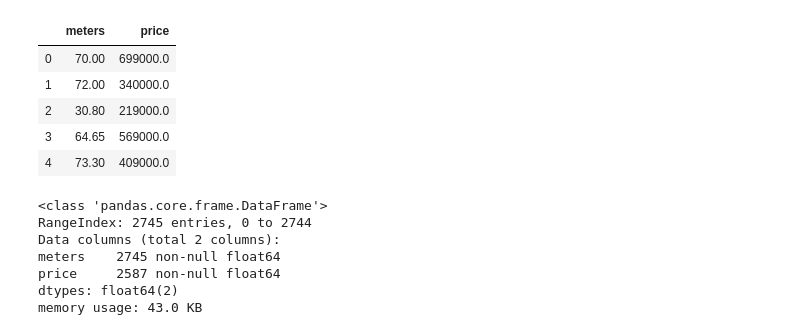
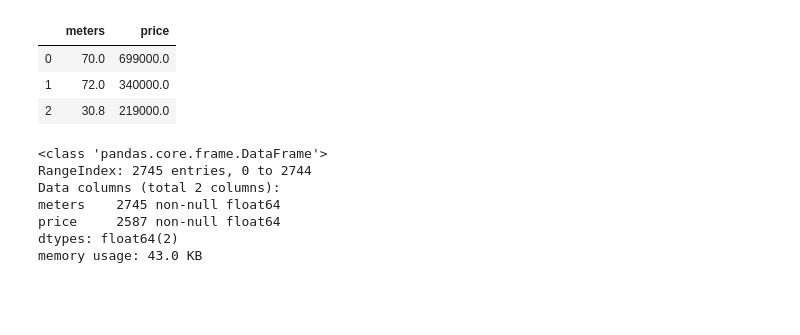
Before and after one commit to robertdigital/apartments_for_sale-analysis, a Jupyter notebook: main.ipynb, the cells around one changed output. Cells and saved outputs as stored; diff of their text form; code cells hidden in the pictures; blank space fills up the shorter version.

```diff
--- a/main.ipynb
+++ b/main.ipynb
@@ -10,14 +11,12 @@ import sklearn.linear_model as slm
 # %%
 df = pd.read_csv('data/results.csv', usecols=['meters', 'price'], na_values=['Zapytajocenę'])
 # %%
-df.head()
+df.head(3)
 # %% [output]
 |  | meters | price |
-| 0 | 70.00 | 699000.0 |
-| 1 | 72.00 | 340000.0 |
-| 2 | 30.80 | 219000.0 |
-| 3 | 64.65 | 569000.0 |
-| 4 | 73.30 | 409000.0 |
+| 0 | 70.0 | 699000.0 |
+| 1 | 72.0 | 340000.0 |
+| 2 | 30.8 | 219000.0 |
 # %%
 df.info()
 # %% [output]
```
Also changed, not shown: parts of 22 cells of this notebook.
